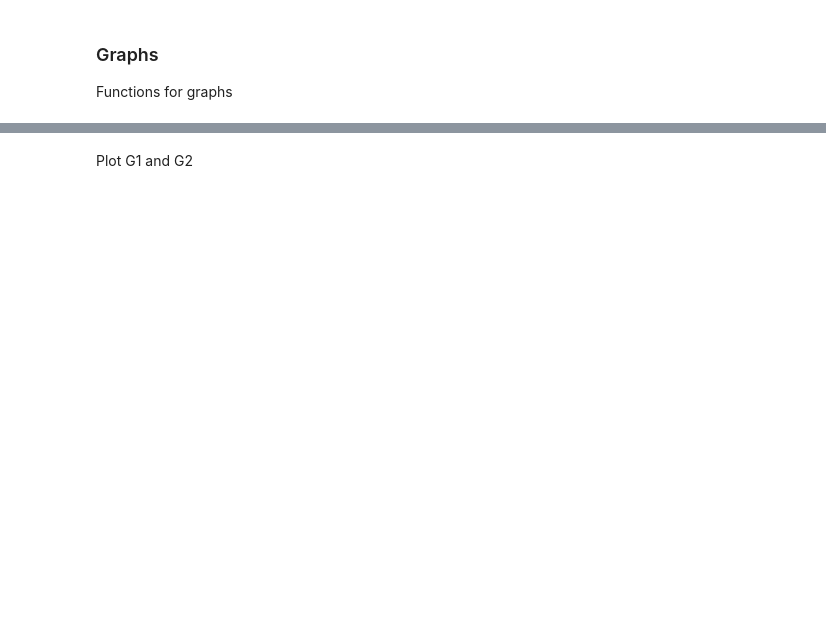
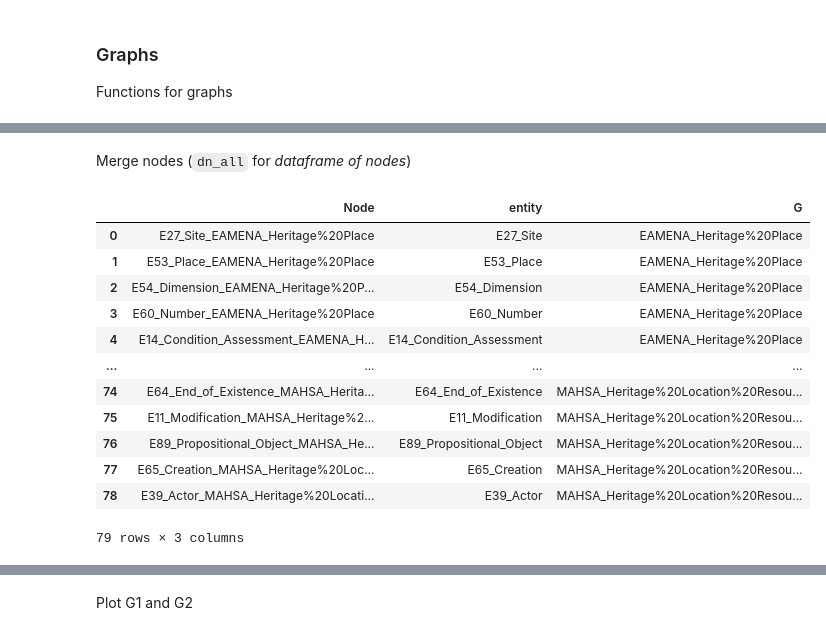
Before and after one commit to achp-project/cultural-heritage, a Jupyter notebook: presentation/bhdc/graph_parser_comparator_example.ipynb, the cells around one changed output, grey strips where cells are left out. Cells and saved outputs as stored; diff of their text form; code cells hidden in the pictures; blank space fills up the shorter version.

```diff
--- a/presentation/bhdc/graph_parser_comparator_example.ipynb
+++ b/presentation/bhdc/graph_parser_comparator_example.ipynb
@@ -288,0 +284,23 @@ dn_all = pd.concat([dfG1, dfG2])
+# %% [markdown]
+Merge nodes (`dn_all` for *dataframe of nodes*)
+# %%
+merged_graph = nx.compose_all(graph_list)
+data = {node: merged_graph.nodes[node] for node in merged_graph.nodes}
+dn_all = pd.DataFrame.from_dict(data, orient = "index")
+dn_all.reset_index(inplace = True)
+dn_all.rename(columns={"index": "Node"}, inplace = True)
+dn_all
+# %% [output]
+|  | Node | entity | G |
+| 0 | E27_Site_EAMENA_Heritage%20Place | E27_Site | EAMENA_Heritage%20Place |
+| 1 | E53_Place_EAMENA_Heritage%20Place | E53_Place | EAMENA_Heritage%20Place |
+| 2 | E54_Dimension_EAMENA_Heritage%20P... | E54_Dimension | EAMENA_Heritage%20Place |
+| 3 | E60_Number_EAMENA_Heritage%20Place | E60_Number | EAMENA_Heritage%20Place |
+| 4 | E14_Condition_Assessment_EAMENA_H... | E14_Condition_Assessment | EAMENA_Heritage%20Place |
+| ... | ... | ... | ... |
+| 74 | E64_End_of_Existence_MAHSA_Herita... | E64_End_of_Existence | MAHSA_Heritage%20Location%20Resou... |
+| 75 | E11_Modification_MAHSA_Heritage%2... | E11_Modification | MAHSA_Heritage%20Location%20Resou... |
+| 76 | E89_Propositional_Object_MAHSA_He... | E89_Propositional_Object | MAHSA_Heritage%20Location%20Resou... |
+| 77 | E65_Creation_MAHSA_Heritage%20Loc... | E65_Creation | MAHSA_Heritage%20Location%20Resou... |
+| 78 | E39_Actor_MAHSA_Heritage%20Locati... | E39_Actor | MAHSA_Heritage%20Location%20Resou... |
+79 rows × 3 columns
```
Also changed, not shown: parts of 30 cells of this notebook, 1 other file.
